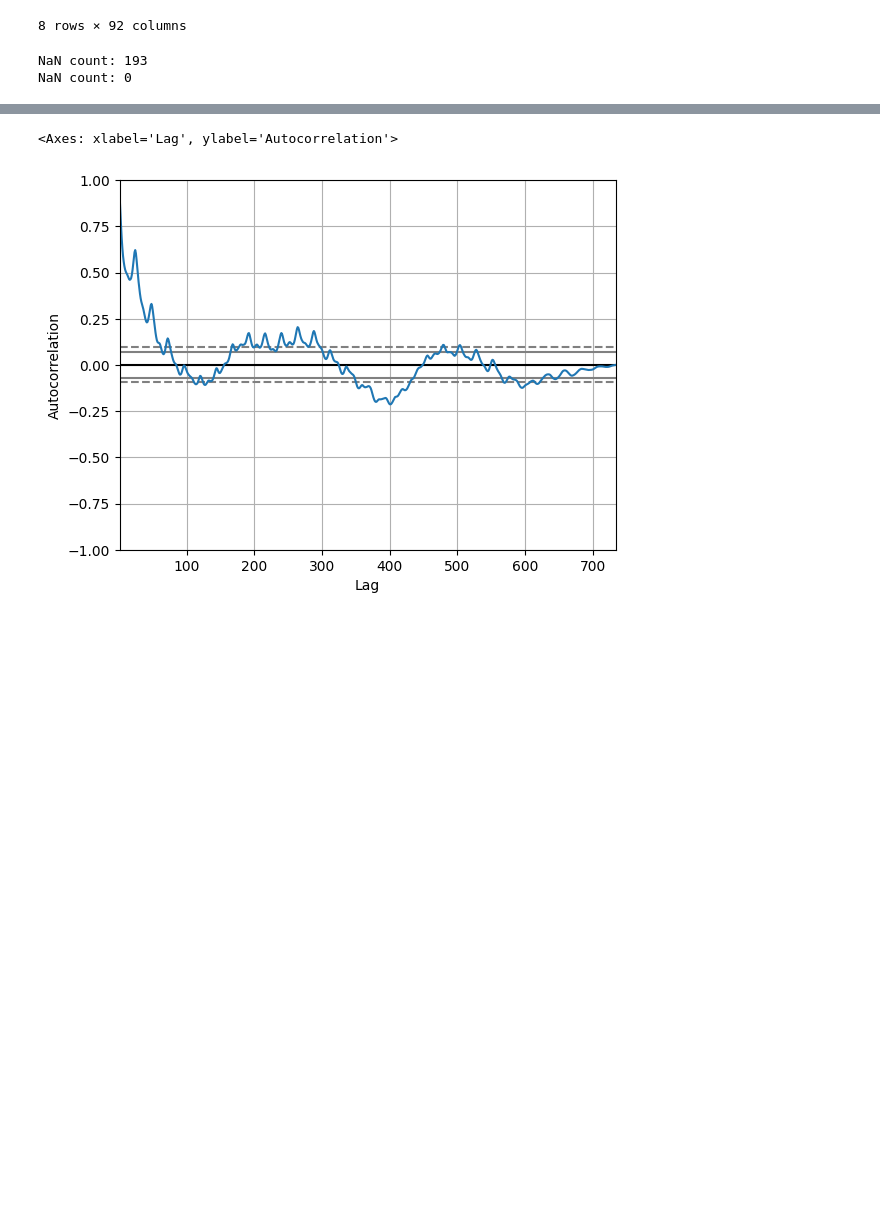
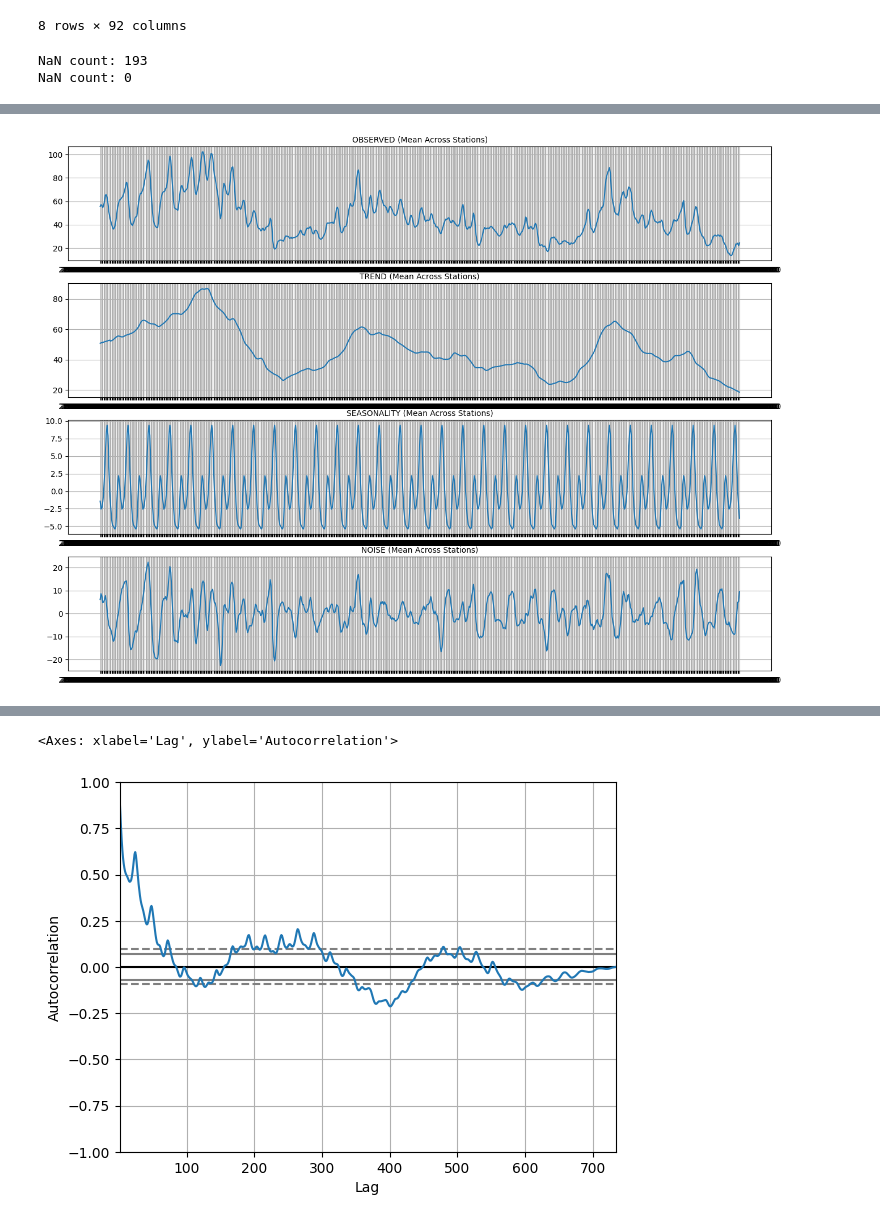
Before and after one commit to GemsLoveNLP/PM25, a Jupyter notebook: eda.ipynb, the cells around one changed output, grey strips where cells are left out. Saved outputs shown, nothing was run; the diff lists cells and outputs as text; code cells hidden in the pictures; blank space fills up the shorter version.

Commit message:
add: seasonality analysis

```diff
--- a/eda.ipynb
+++ b/eda.ipynb
@@ -173,0 +140,49 @@ plt.show()
+# %%
+# try aggregrating all stations
+
+period = 24
+
+# Store decomposed components
+trends = []
+seasonals = []
+residuals = []
+observed = []
+
+# Loop through all station columns
+for station in df.columns:
+    res = sm.tsa.seasonal_decompose(df[station], model='additive', extrapolate_trend='freq', period=24)
+
+    trends.append(res.trend)
+    seasonals.append(res.seasonal)
+    residuals.append(res.resid)
+    observed.append(res.observed)
+
+# Aggregate results
+trends = np.nanmean(np.array(trends), axis=0)
+seasonals = np.nanmean(np.array(seasonals), axis=0)
+residuals = np.nanmean(np.array(residuals), axis=0)
+observed = np.nanmean(np.array(observed), axis=0)
+
+
+fig, axs = plt.subplots(4, figsize=(16, 12))
+
+axs[0].set_title('OBSERVED (Mean Across Stations)', fontsize=10)
+axs[0].plot(df.index, observed)
+axs[0].grid()
+
+axs[1].set_title('TREND (Mean Across Stations)', fontsize=10)
+axs[1].plot(df.index, trends)
+axs[1].grid()
+
+axs[2].set_title('SEASONALITY (Mean Across Stations)', fontsize=10)
+axs[2].plot(df.index, seasonals)
+axs[2].grid()
+
+axs[3].set_title('NOISE (Mean Across Stations)', fontsize=10)
+axs[3].plot(df.index, residuals)
+axs[3].grid()
+
+plt.legend([], [], frameon=False)
+plt.show()
+# %% [output]
+[figure, added]
```
Also changed, not shown: parts of 13 cells of this notebook, 3 other files.
